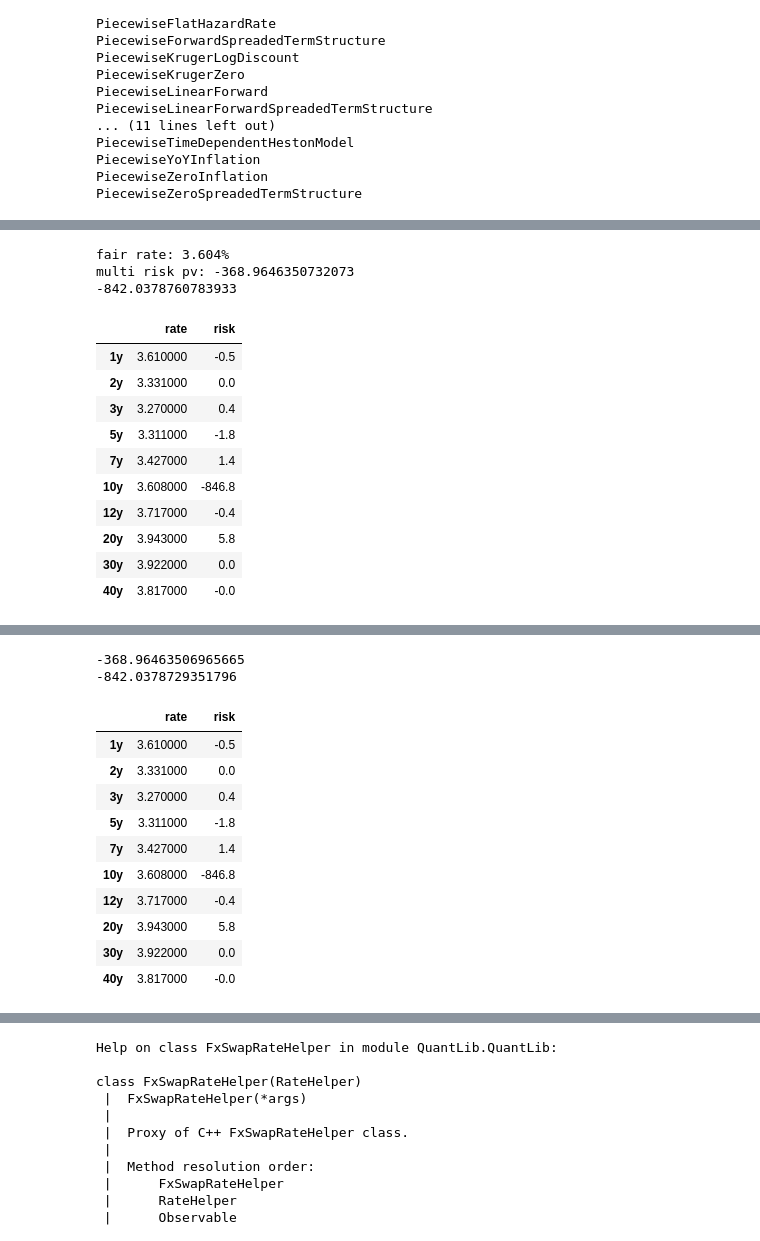
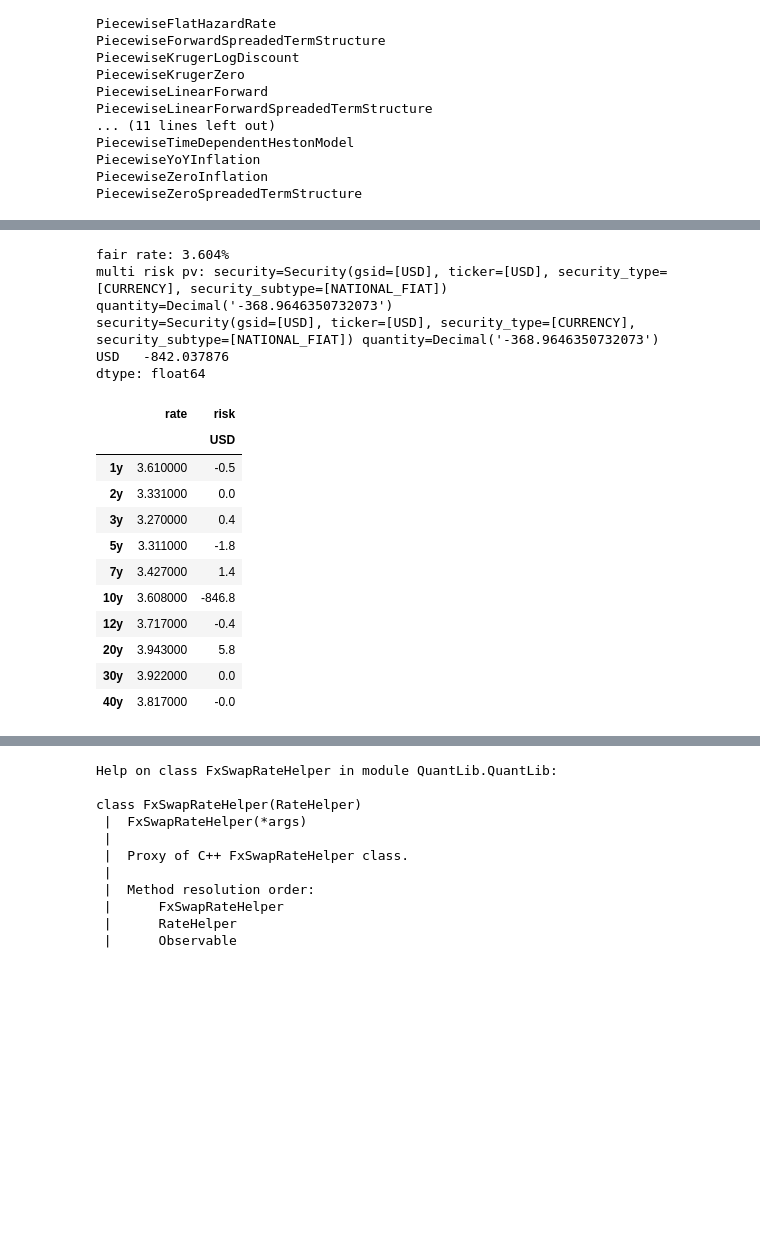
Before and after one commit to alienbrett/financial-security-classes, a Jupyter notebook: fixed_income.ipynb, the cells around one changed output, grey strips where cells are left out. Saved outputs shown, nothing was run; the diff lists cells and outputs as text; code cells hidden in the pictures; blank space fills up the shorter version.

```diff
--- a/fixed_income.ipynb
+++ b/fixed_income.ipynb
@@ -38,10 +38,12 @@ ListOrT = Union[List[T], T]
 ql.Settings.instance().evaluationDate = ql.Date(3, 1, 2025)
 
 usd_ccy = fs.FiatCurrency( ticker='USD', gsid='USD')
-usd = fs.create_reference_from_security(usd_ccy)
+usd = usd_ccy
+# usd = fs.create_reference_from_security(usd_ccy)
 
 eur_ccy = fs.FiatCurrency( ticker='EUR', gsid='EUR')
-eur = fs.create_reference_from_security(eur_ccy)
+eur = eur_ccy
+# eur = fs.create_reference_from_security(eur_ccy)
 # %%
 acc1 = fs.AccrualInfo(
     start=datetime.date(2025,1,1),
@@ -735,23 +723,21 @@ multi_risk = curve.risk_factory(
 )
 print(f'fair rate: {multi_risk.ql_obj.fairRate():,.3%}')
 print('multi risk pv:', multi_risk.pv)
-df = multi_risk.curve['SOFR'].as_df()
-print(df['risk'].sum())
-display(df.style.format({
-    'risk':'{0:,.1f}'
-}))
+# df = multi_risk.curve['SOFR'].as_df()
+# print(df['risk'].sum())
+# display(df.style.format({
+#     'risk':'{0:,.1f}'
+# }))
 
-multi_risk = curve.risk_factory(
-    swp_test_raw.risk_builder(
-        # funding_index=curve.get_curve_handle('SOFR'),
-        funding_index='SOFR'
-    ),
-    eps=1e-5
-)
+# multi_risk = curve.risk_factory(
+#     swp_test_raw.risk_builder(
+#         # funding_index=curve.get_curve_handle('SOFR'),
+#         funding_index='SOFR'
+#     ),
+#     eps=1e-5
+# )
 print(multi_risk.pv)
 df = multi_risk.curve['SOFR'].as_df()
 print(df['risk'].sum())
-df.style.format({
-    'risk':'{0:,.1f}'
-})
+df.style.format({ ('risk','USD'):'{0:,.1f}' })
 # %% [output]
@@ -775,7 +761,10 @@ df.style.format({
 fair rate: 3.604%
-multi risk pv: -368.9646350732073
--842.0378760783933
+multi risk pv: security=Security(gsid=[USD], ticker=[USD], security_type=[CURRENCY], security_subtype=[NATIONAL_FIAT]) quantity=Decimal('-368.9646350732073')
+security=Security(gsid=[USD], ticker=[USD], security_type=[CURRENCY], security_subtype=[NATIONAL_FIAT]) quantity=Decimal('-368.9646350732073')
+USD   -842.037876
+dtype: float64
 |  | rate | risk |
+|  |  | USD |
 | 1y | 3.610000 | -0.5 |
 | 2y | 3.331000 | 0.0 |
 | 3y | 3.270000 | 0.4 |
@@ -805,16 +778,3 @@ multi risk pv: -368.9646350732073
--368.96463506965665
--842.0378729351796
-|  | rate | risk |
-| 1y | 3.610000 | -0.5 |
-| 2y | 3.331000 | 0.0 |
-| 3y | 3.270000 | 0.4 |
-| 5y | 3.311000 | -1.8 |
-| 7y | 3.427000 | 1.4 |
-| 10y | 3.608000 | -846.8 |
-| 12y | 3.717000 | -0.4 |
-| 20y | 3.943000 | 5.8 |
-| 30y | 3.922000 | 0.0 |
-| 40y | 3.817000 | -0.0 |
 # %%
 # curve.model_dump()
 # 1/0
```
Also changed, not shown: parts of 18 cells of this notebook, 2 other files.
